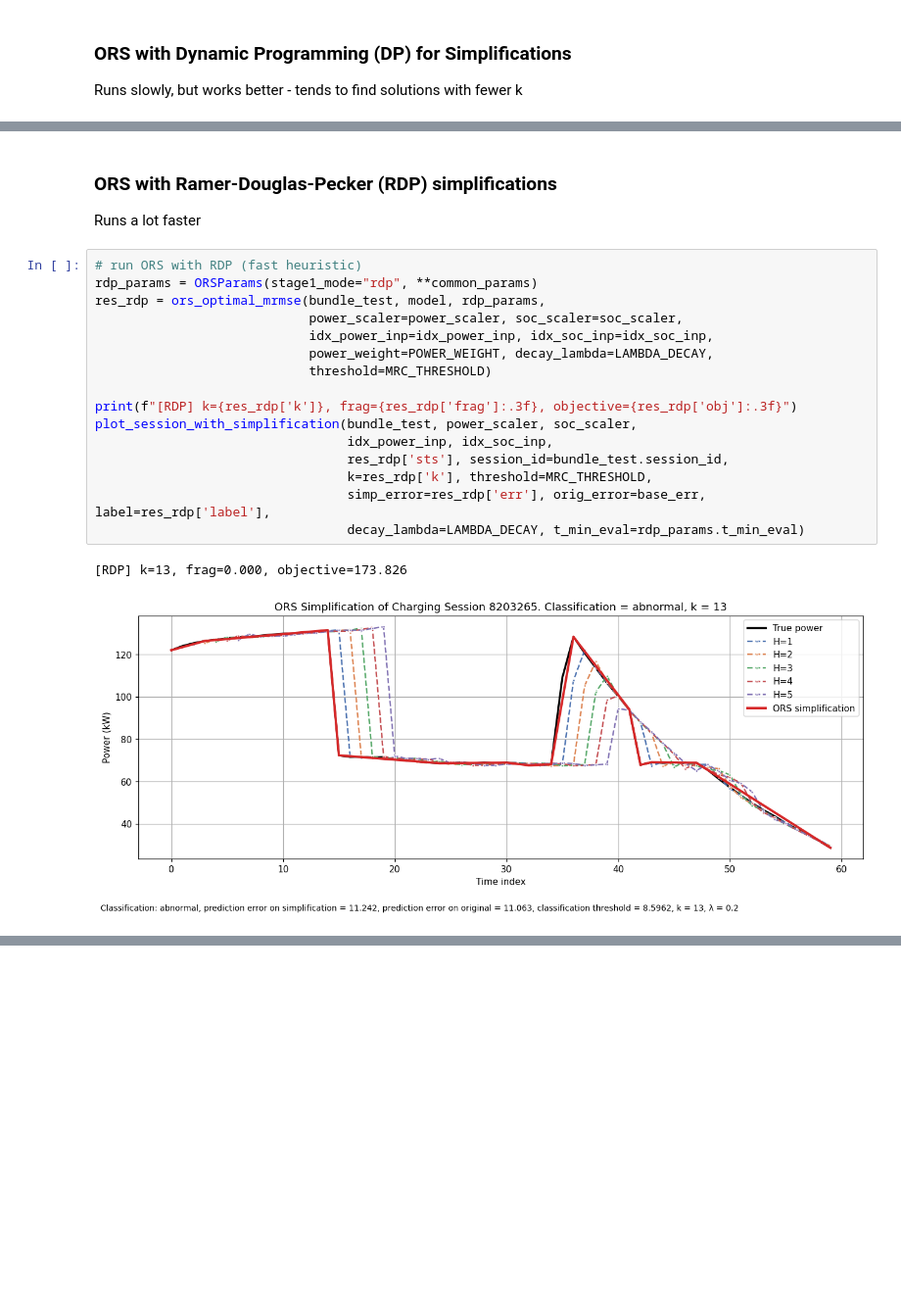
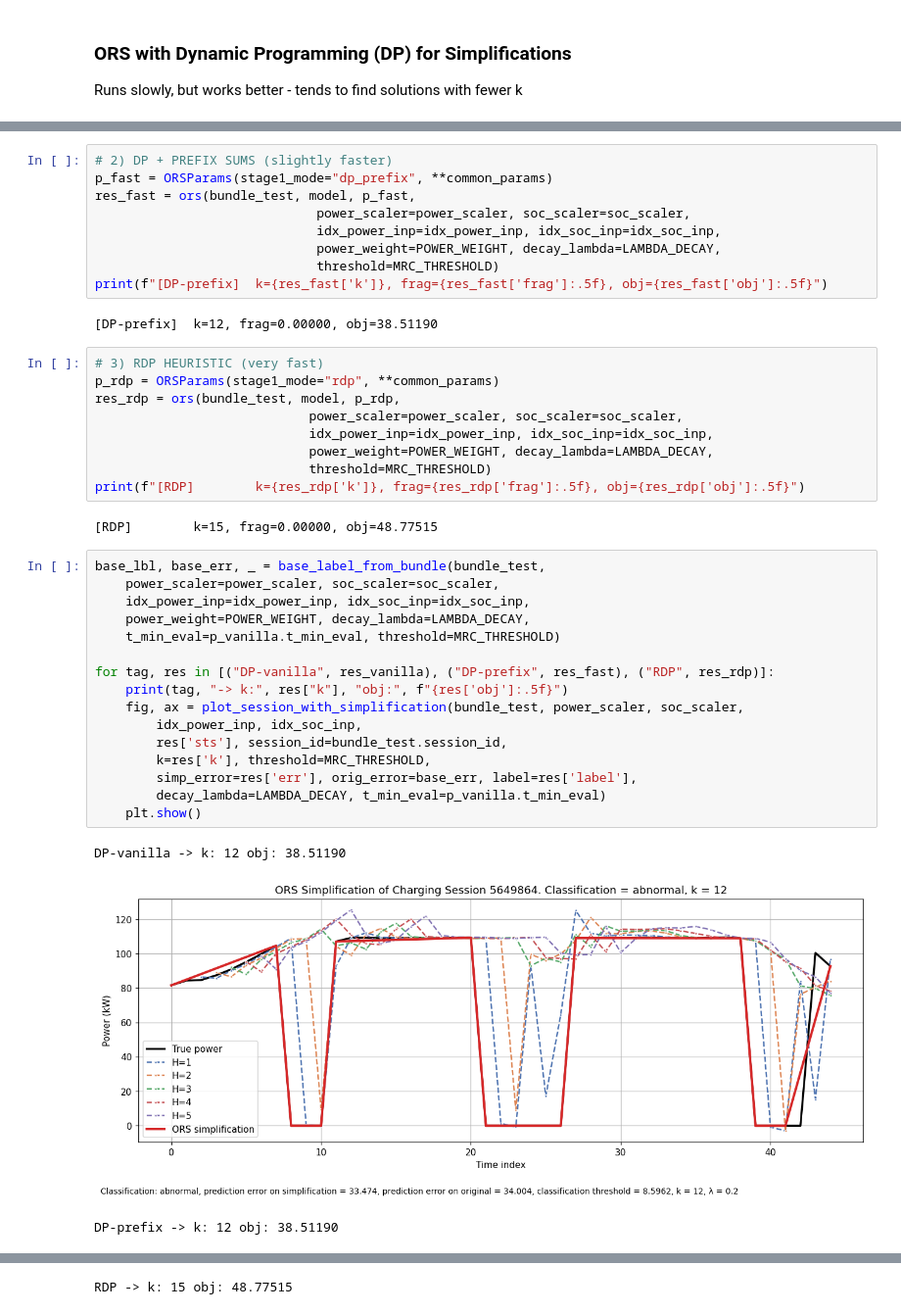
Before and after one commit to SebastianRokholt/Machine-Teaching-for-XAI--TimeSeries-Models, a Jupyter notebook: Notebooks/05__Curve_Simplification.ipynb, the cells around one changed output, grey strips where cells are left out. Shown: that part at 98% size. Cells and saved outputs as stored; diff of their text form; blank space fills up the shorter version.

Commit message:
feat: initial simp + MT4XAI pipeline

```diff
--- a/Notebooks/05__Curve_Simplification.ipynb
+++ b/Notebooks/05__Curve_Simplification.ipynb
@@ -223,22 +152,42 @@ Stage-2 evaluated ks: [5, 6, 7]
-# %% [markdown]
-### ORS with Ramer-Douglas-Pecker (RDP) simplifications
-Runs a lot faster
+# %%
+# 2) DP + PREFIX SUMS (slightly faster)
+p_fast = ORSParams(stage1_mode="dp_prefix", **common_params)
+res_fast = ors(bundle_test, model, p_fast,
+                             power_scaler=power_scaler, soc_scaler=soc_scaler,
+                             idx_power_inp=idx_power_inp, idx_soc_inp=idx_soc_inp,
+                             power_weight=POWER_WEIGHT, decay_lambda=LAMBDA_DECAY,
+                             threshold=MRC_THRESHOLD)
+print(f"[DP-prefix]  k={res_fast['k']}, frag={res_fast['frag']:.5f}, obj={res_fast['obj']:.5f}")
+# %% [output]
+[DP-prefix]  k=12, frag=0.00000, obj=38.51190
 # %%
-# run ORS with RDP (fast heuristic)
-rdp_params = ORSParams(stage1_mode="rdp", **common_params)
-res_rdp = ors_optimal_mrmse(bundle_test, model, rdp_params,
+# 3) RDP HEURISTIC (very fast)
+p_rdp = ORSParams(stage1_mode="rdp", **common_params)
+res_rdp = ors(bundle_test, model, p_rdp,
                             power_scaler=power_scaler, soc_scaler=soc_scaler,
                             idx_power_inp=idx_power_inp, idx_soc_inp=idx_soc_inp,
                             power_weight=POWER_WEIGHT, decay_lambda=LAMBDA_DECAY,
                             threshold=MRC_THRESHOLD)
-
-print(f"[RDP] k={res_rdp['k']}, frag={res_rdp['frag']:.3f}, objective={res_rdp['obj']:.3f}")
-plot_session_with_simplification(bundle_test, power_scaler, soc_scaler,
-                                 idx_power_inp, idx_soc_inp,
-                                 res_rdp['sts'], session_id=bundle_test.session_id,
-                                 k=res_rdp['k'], threshold=MRC_THRESHOLD,
-                                 simp_error=res_rdp['err'], orig_error=base_err, label=res_rdp['label'],
-                                 decay_lambda=LAMBDA_DECAY, t_min_eval=rdp_params.t_min_eval)
+print(f"[RDP]        k={res_rdp['k']}, frag={res_rdp['frag']:.5f}, obj={res_rdp['obj']:.5f}")
 # %% [output]
-[RDP] k=13, frag=0.000, objective=173.826
+[RDP]        k=15, frag=0.00000, obj=48.77515
-[figure, removed]
+# %%
+base_lbl, base_err, _ = base_label_from_bundle(bundle_test,
+    power_scaler=power_scaler, soc_scaler=soc_scaler,
+    idx_power_inp=idx_power_inp, idx_soc_inp=idx_soc_inp,
+    power_weight=POWER_WEIGHT, decay_lambda=LAMBDA_DECAY,
+    t_min_eval=p_vanilla.t_min_eval, threshold=MRC_THRESHOLD)
+
+for tag, res in [("DP-vanilla", res_vanilla), ("DP-prefix", res_fast), ("RDP", res_rdp)]:
+    print(tag, "-> k:", res["k"], "obj:", f"{res['obj']:.5f}")
+    fig, ax = plot_session_with_simplification(bundle_test, power_scaler, soc_scaler,
+        idx_power_inp, idx_soc_inp,
+        res['sts'], session_id=bundle_test.session_id,
+        k=res['k'], threshold=MRC_THRESHOLD,
+        simp_error=res['err'], orig_error=base_err, label=res['label'],
+        decay_lambda=LAMBDA_DECAY, t_min_eval=p_vanilla.t_min_eval)
+    plt.show()
+# %% [output]
+DP-vanilla -> k: 12 obj: 38.51190
+[figure, added]
+DP-prefix -> k: 12 obj: 38.51190
@@ -244,0 +195 @@ plot_session_with_simplification(bundle_test, power_scaler, soc_scaler,
+RDP -> k: 15 obj: 48.77515
```
Also changed, not shown: parts of 9 cells of this notebook, 5 other files.
